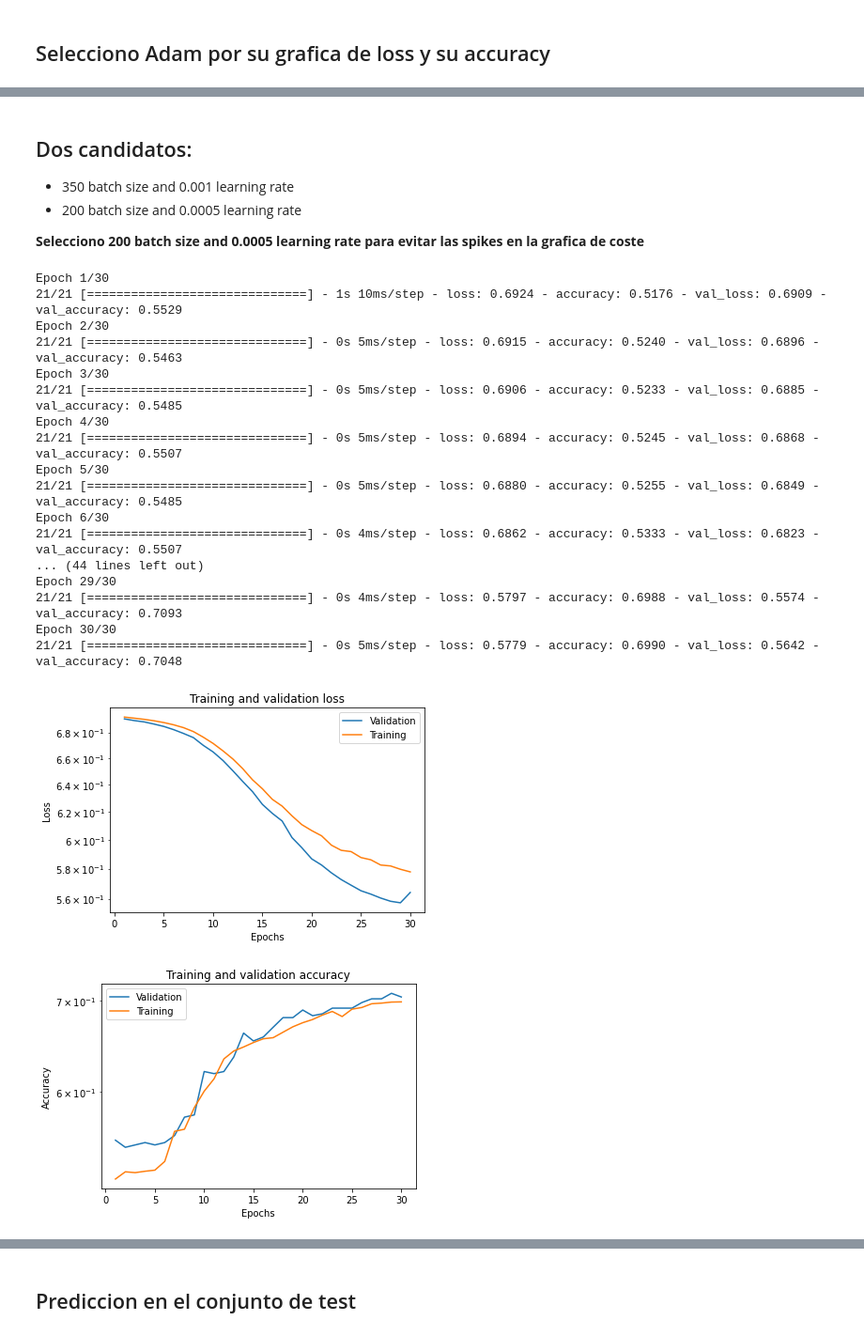
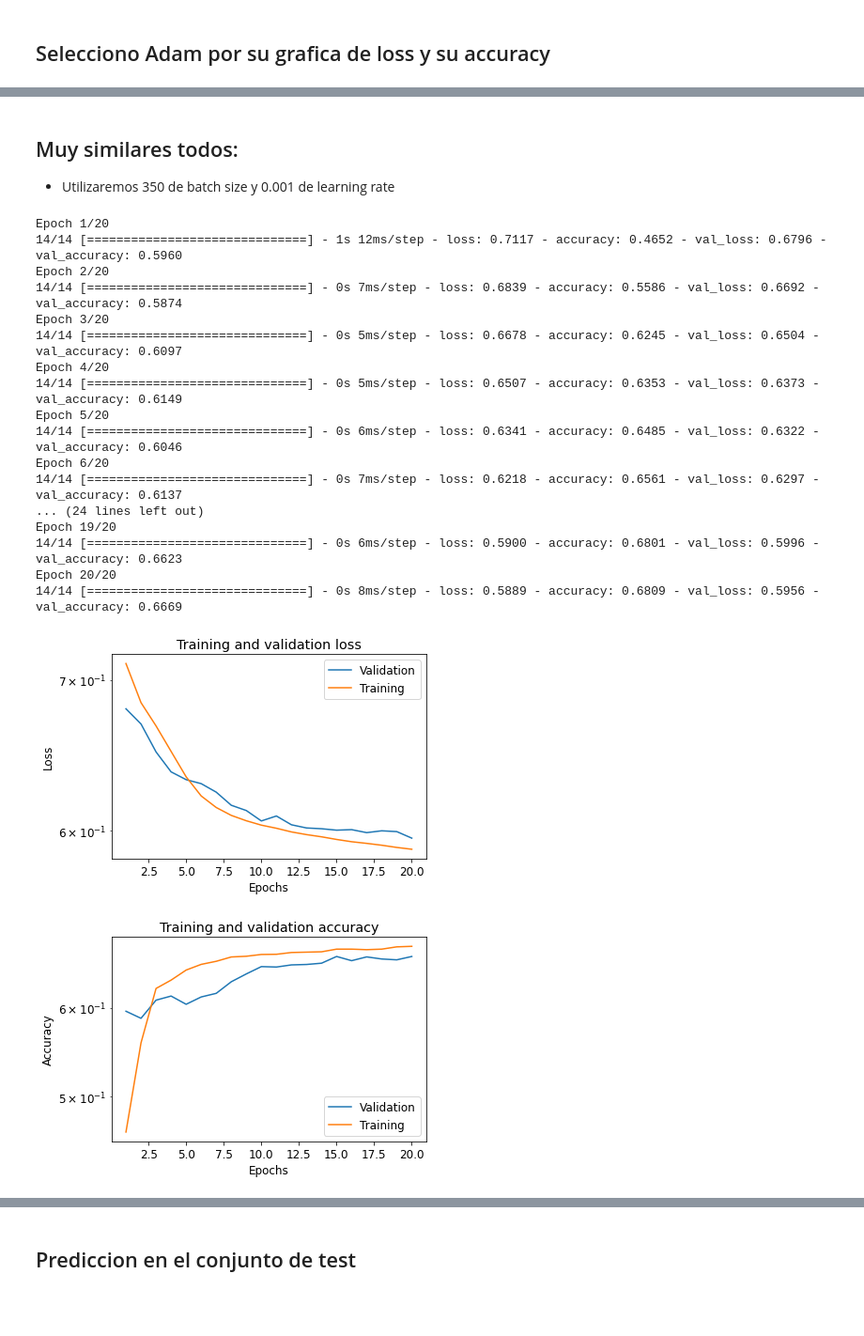
Before and after one commit to PacoRodriguezLozano/MoneyFighter, a Jupyter notebook: red neuronal.ipynb, the cells around one changed output, grey strips where cells are left out. Shown at 94% size. Drawn from its saved outputs; the diff is of its cells as text; code cells hidden in the pictures; blank space fills up the shorter version.

```diff
--- a/red neuronal.ipynb
+++ b/red neuronal.ipynb
@@ -70,0 +154,3 @@ X_train, X_test, y_train, y_test = train_test_split(df.iloc[:, 1:],
+# %%
+sm = SMOTE(random_state=19)
+X_train, y_train = sm.fit_resample(X_train, y_train.ravel())
@@ -70,0 +315,2 @@ X_train, X_test, y_train, y_test = train_test_split(df.iloc[:, 1:],
+# %%
+model = grid_search.best_estimator_
@@ -71,14 +331,22 @@ X_train, X_test, y_train, y_test = train_test_split(df.iloc[:, 1:],
+# %%
+# Obtencion del numero de variables para adaptar el tamaño de entrada de la red neuronal
+nvar=X_train.shape[1]
 # %%
-def create_model(neurons = 30, layers = 3, activation = 'relu', optimizer = 'adam', batch_size = 30, epochs = 30):
+#Funcion para ayudar a evaluar las redes neuronales y optimizar los hiperparametros
+
+def create_model(neurons = 30, layers = 10, activation = 'relu',
+                 optimizer = 'adam', batch_size = 300, epochs = 20,
+                regu = None, dropout_rate = 0):
 
     model = Sequential()
 
-    l1 = Dense(units = neurons, input_shape=(40, ))
+    l1 = Dense(units = neurons, input_shape=(nvar, ), kernel_regularizer = regu)
     model.add(l1)
 
     for i in range(1, layers):
-        l2 = Dense(units = neurons, activation = activation)
+        l2 = Dense(units = neurons, activation = activation, kernel_regularizer = regu)
         model.add(l2)
+        model.add(Dropout(dropout_rate))
 
     out = Dense(units = 2, activation='sigmoid')
     model.add(out)
@@ -88,11 +356,13 @@ def create_model(neurons = 30, layers = 3, activation = 'relu', optimizer = 'ada
     hist = model.fit(x = convert_to_tensor(X_train),
                      y = to_categorical(convert_to_tensor(y_train), num_classes = 2),
                                         batch_size = batch_size,
-                                        validation_split = 0.1,
+                                        validation_split = 0.3,
                                         epochs = epochs)
 
     return model
 
+
+# Funcion de ayuda para visualizar las metricas
 def plot_metric(history, metric):
     history_dict = history.history
     values = history_dict[metric]
@@ -600,39 +893,35 @@ model_lr_batch
 # %% [markdown]
-## Dos candidatos:
+## Muy similares todos:
 
-* 350 batch size and 0.001 learning rate
-* 200 batch size and 0.0005 learning rate
-
-**Selecciono 200 batch size and 0.0005 learning rate para evitar las spikes en la grafica de coste**
+* Utilizaremos 350 de batch size y 0.001 de learning rate
 # %%
 #Modelo final
 
-model = create_model(neurons = 10,
+model = create_model(neurons = 20,
              layers = 5,
-             optimizer = optimizers.Adam(learning_rate=0.0005),
-             activation = 'relu',
-             batch_size=200,
-             epochs = 30)
+             optimizer = 'Adam',
+             activation = 'leaky_relu',
+             epochs=20)
 
 plot_metric(model.history, 'loss')
 plot_metric(model.history, 'accuracy')
 # %% [output]
-Epoch 1/30
-21/21 [==============================] - 1s 10ms/step - loss: 0.6924 - accuracy: 0.5176 - val_loss: 0.6909 - val_accuracy: 0.5529
-Epoch 2/30
-21/21 [==============================] - 0s 5ms/step - loss: 0.6915 - accuracy: 0.5240 - val_loss: 0.6896 - val_accuracy: 0.5463
-Epoch 3/30
-21/21 [==============================] - 0s 5ms/step - loss: 0.6906 - accuracy: 0.5233 - val_loss: 0.6885 - val_accuracy: 0.5485
-Epoch 4/30
-21/21 [==============================] - 0s 5ms/step - loss: 0.6894 - accuracy: 0.5245 - val_loss: 0.6868 - val_accuracy: 0.5507
-Epoch 5/30
-21/21 [==============================] - 0s 5ms/step - loss: 0.6880 - accuracy: 0.5255 - val_loss: 0.6849 - val_accuracy: 0.5485
-Epoch 6/30
-21/21 [==============================] - 0s 4ms/step - loss: 0.6862 - accuracy: 0.5333 - val_loss: 0.6823 - val_accuracy: 0.5507
-... (44 lines left out)
-Epoch 29/30
-21/21 [==============================] - 0s 4ms/step - loss: 0.5797 - accuracy: 0.6988 - val_loss: 0.5574 - val_accuracy: 0.7093
-Epoch 30/30
-21/21 [==============================] - 0s 5ms/step - loss: 0.5779 - accuracy: 0.6990 - val_loss: 0.5642 - val_accuracy: 0.7048
+Epoch 1/20
+14/14 [==============================] - 1s 12ms/step - loss: 0.7117 - accuracy: 0.4652 - val_loss: 0.6796 - val_accuracy: 0.5960
+Epoch 2/20
+14/14 [==============================] - 0s 7ms/step - loss: 0.6839 - accuracy: 0.5586 - val_loss: 0.6692 - val_accuracy: 0.5874
+Epoch 3/20
+14/14 [==============================] - 0s 5ms/step - loss: 0.6678 - accuracy: 0.6245 - val_loss: 0.6504 - val_accuracy: 0.6097
+Epoch 4/20
+14/14 [==============================] - 0s 5ms/step - loss: 0.6507 - accuracy: 0.6353 - val_loss: 0.6373 - val_accuracy: 0.6149
+Epoch 5/20
+14/14 [==============================] - 0s 6ms/step - loss: 0.6341 - accuracy: 0.6485 - val_loss: 0.6322 - val_accuracy: 0.6046
+Epoch 6/20
+14/14 [==============================] - 0s 7ms/step - loss: 0.6218 - accuracy: 0.6561 - val_loss: 0.6297 - val_accuracy: 0.6137
+... (24 lines left out)
+Epoch 19/20
+14/14 [==============================] - 0s 6ms/step - loss: 0.5900 - accuracy: 0.6801 - val_loss: 0.5996 - val_accuracy: 0.6623
+Epoch 20/20
+14/14 [==============================] - 0s 8ms/step - loss: 0.5889 - accuracy: 0.6809 - val_loss: 0.5956 - val_accuracy: 0.6669
-[figure, old version]
+[figure, new version]
-[figure, old version]
+[figure, new version]
```
Also changed, not shown: parts of 66 cells of this notebook, 4 other files.
